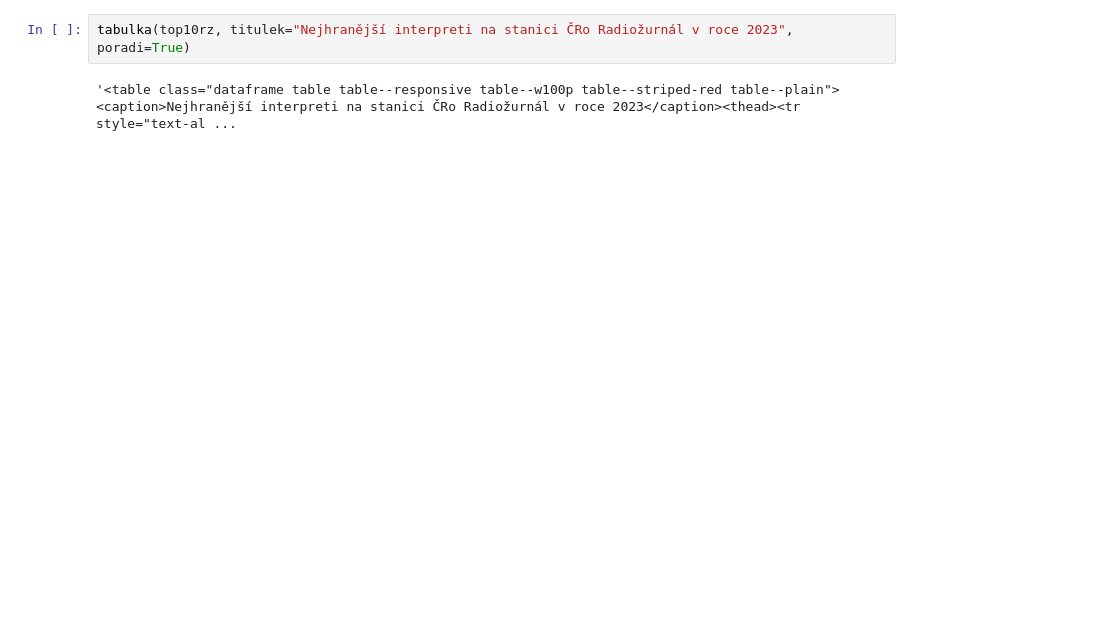
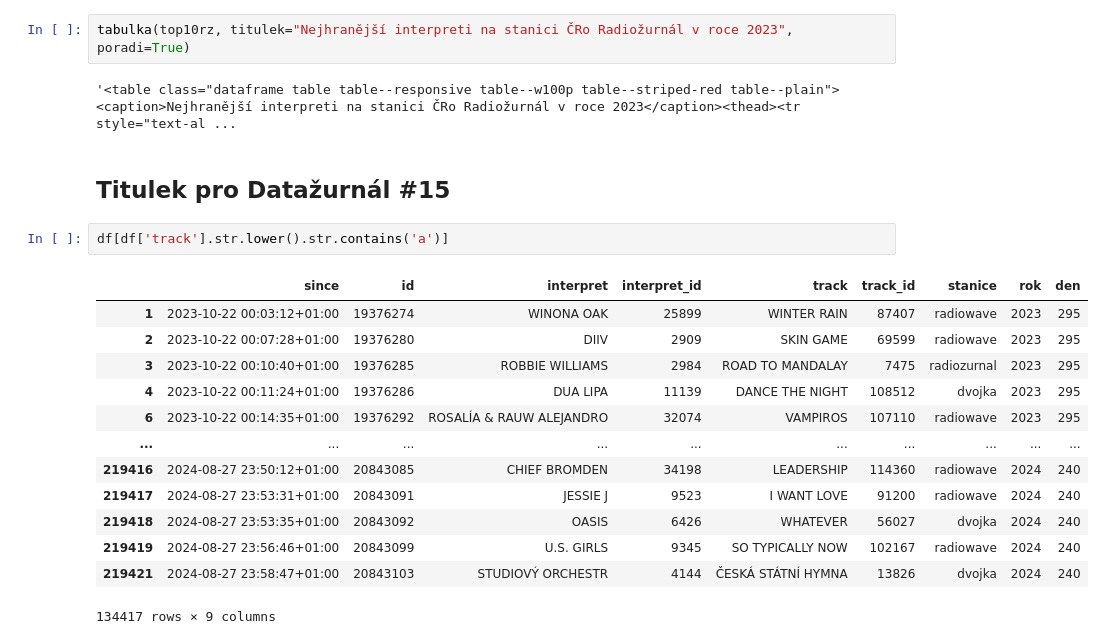
Before and after one commit to DataRozhlas/hitparady, a Jupyter notebook: 114 ČRo explorace.ipynb, the cells around one changed output. Drawn from its saved outputs; the diff is of its cells as text; blank space fills up the shorter version.

```diff
--- a/114 ČRo explorace.ipynb
+++ b/114 ČRo explorace.ipynb
@@ -693,3 +623,21 @@ top10rz
 tabulka(top10rz, titulek="Nejhranější interpreti na stanici ČRo Radiožurnál v roce 2023", poradi=True)
 # %% [output]
 '<table class="dataframe table table--responsive table--w100p table--striped-red table--plain"><caption>Nejhranější interpreti na stanici ČRo Radiožurnál v roce 2023</caption><thead><tr style="text-al ...
+# %% [markdown]
+## Titulek pro Datažurnál #15
+# %%
+df[df['track'].str.lower().str.contains('a')]
+# %% [output]
+|  | since | id | interpret | interpret_id | track | track_id | stanice | rok | den |
+| 1 | 2023-10-22 00:03:12+01:00 | 19376274 | WINONA OAK | 25899 | WINTER RAIN | 87407 | radiowave | 2023 | 295 |
+| 2 | 2023-10-22 00:07:28+01:00 | 19376280 | DIIV | 2909 | SKIN GAME | 69599 | radiowave | 2023 | 295 |
+| 3 | 2023-10-22 00:10:40+01:00 | 19376285 | ROBBIE WILLIAMS | 2984 | ROAD TO MANDALAY | 7475 | radiozurnal | 2023 | 295 |
+| 4 | 2023-10-22 00:11:24+01:00 | 19376286 | DUA LIPA | 11139 | DANCE THE NIGHT | 108512 | dvojka | 2023 | 295 |
+| 6 | 2023-10-22 00:14:35+01:00 | 19376292 | ROSALÍA & RAUW ALEJANDRO | 32074 | VAMPIROS | 107110 | radiowave | 2023 | 295 |
+| ... | ... | ... | ... | ... | ... | ... | ... | ... | ... |
+| 219416 | 2024-08-27 23:50:12+01:00 | 20843085 | CHIEF BROMDEN | 34198 | LEADERSHIP | 114360 | radiowave | 2024 | 240 |
+| 219417 | 2024-08-27 23:53:31+01:00 | 20843091 | JESSIE J | 9523 | I WANT LOVE | 91200 | radiowave | 2024 | 240 |
+| 219418 | 2024-08-27 23:53:35+01:00 | 20843092 | OASIS | 6426 | WHATEVER | 56027 | dvojka | 2024 | 240 |
+| 219419 | 2024-08-27 23:56:46+01:00 | 20843099 | U.S. GIRLS | 9345 | SO TYPICALLY NOW | 102167 | radiowave | 2024 | 240 |
+| 219421 | 2024-08-27 23:58:47+01:00 | 20843103 | STUDIOVÝ ORCHESTR | 4144 | ČESKÁ STÁTNÍ HYMNA | 13826 | dvojka | 2024 | 240 |
+134417 rows × 9 columns
```
Also changed, not shown: parts of 49 cells of this notebook, 8 other files.
